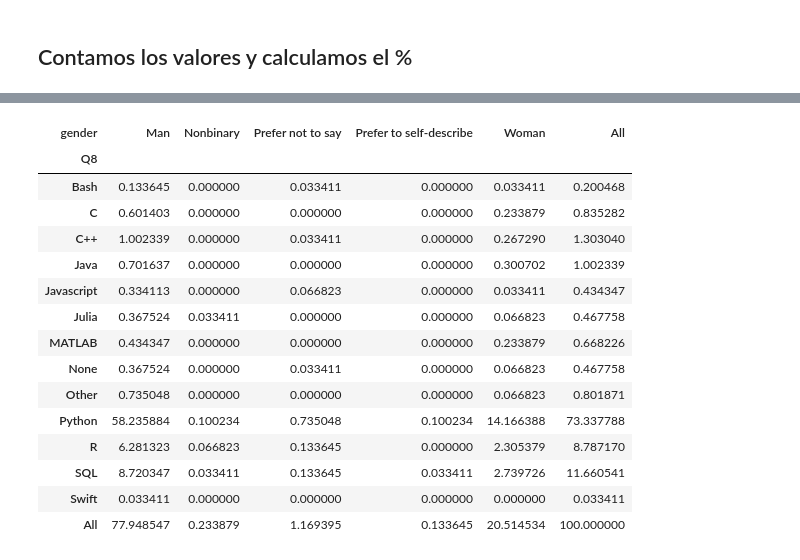
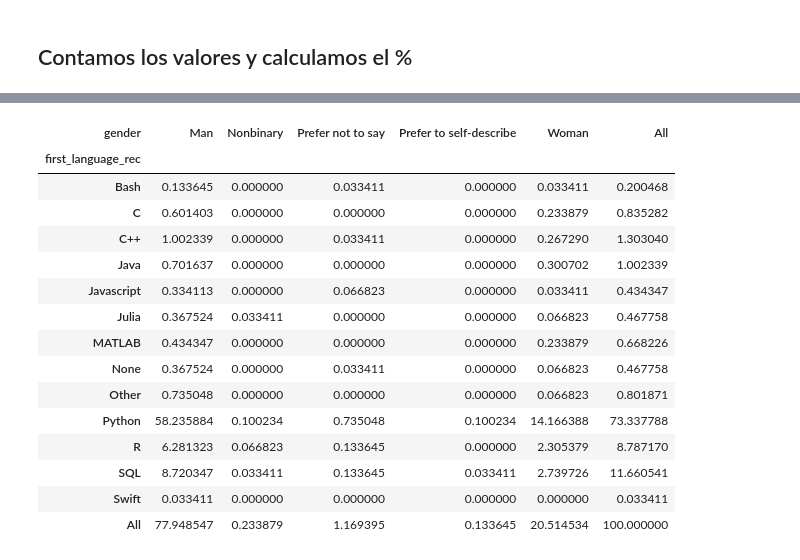
Before and after one commit to Adalab/project-da-promo-d-module-2-team-2-, a Jupyter notebook: notebooks/exploracion.ipynb, the cells around one changed output, grey strips where cells are left out. Saved outputs shown, nothing was run; the diff lists cells and outputs as text; code cells hidden in the pictures.

```diff
--- a/notebooks/exploracion.ipynb
+++ b/notebooks/exploracion.ipynb
@@ -299,11 +207,11 @@ df_crosstab_gen_exp
 # %%
 # Sacamos tabla de contigencia cruzando género y la pregunta q8, donde se recoge la información de recomendación sobre herramientas de programación para iniciarse en análisis de datos
 
-df_crosstab_gen_herr = pd.crosstab(df_da_ba['gender'], df_da_ba['Q8'], normalize = True, margins = True) * 100
+df_crosstab_gen_herr = pd.crosstab(df_da_ba['gender'], df_da_ba['first_language_rec'], normalize = True, margins = True) * 100
 df_crosstab_gen_herr.T
 # %% [output]
 | gender | Man | Nonbinary | Prefer not to say | Prefer to self-describe | Woman | All |
-| Q8 |  |  |  |  |  |  |
+| first_language_rec |  |  |  |  |  |  |
 | Bash | 0.133645 | 0.000000 | 0.033411 | 0.000000 | 0.033411 | 0.200468 |
 | C | 0.601403 | 0.000000 | 0.000000 | 0.000000 | 0.233879 | 0.835282 |
 | C++ | 1.002339 | 0.000000 | 0.033411 | 0.000000 | 0.267290 | 1.303040 |
```
Also changed, not shown: parts of 11 cells of this notebook, 10 other files.
